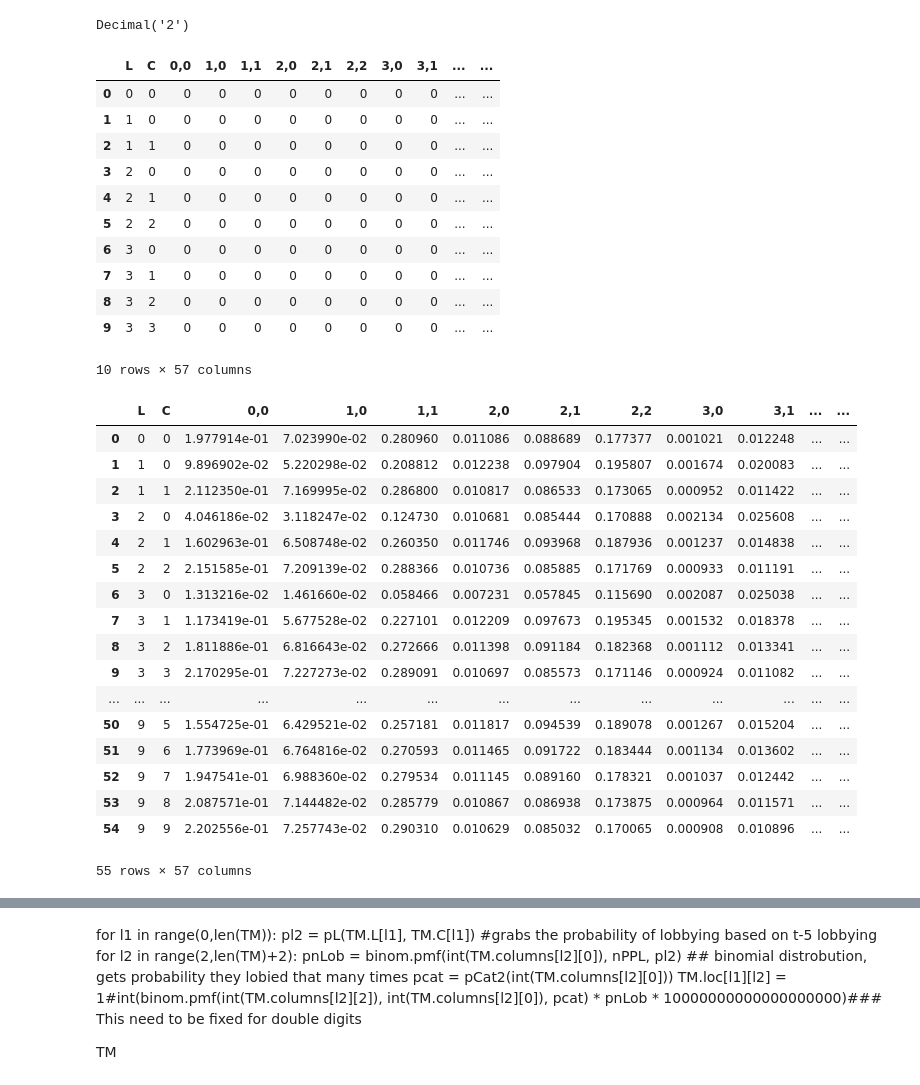
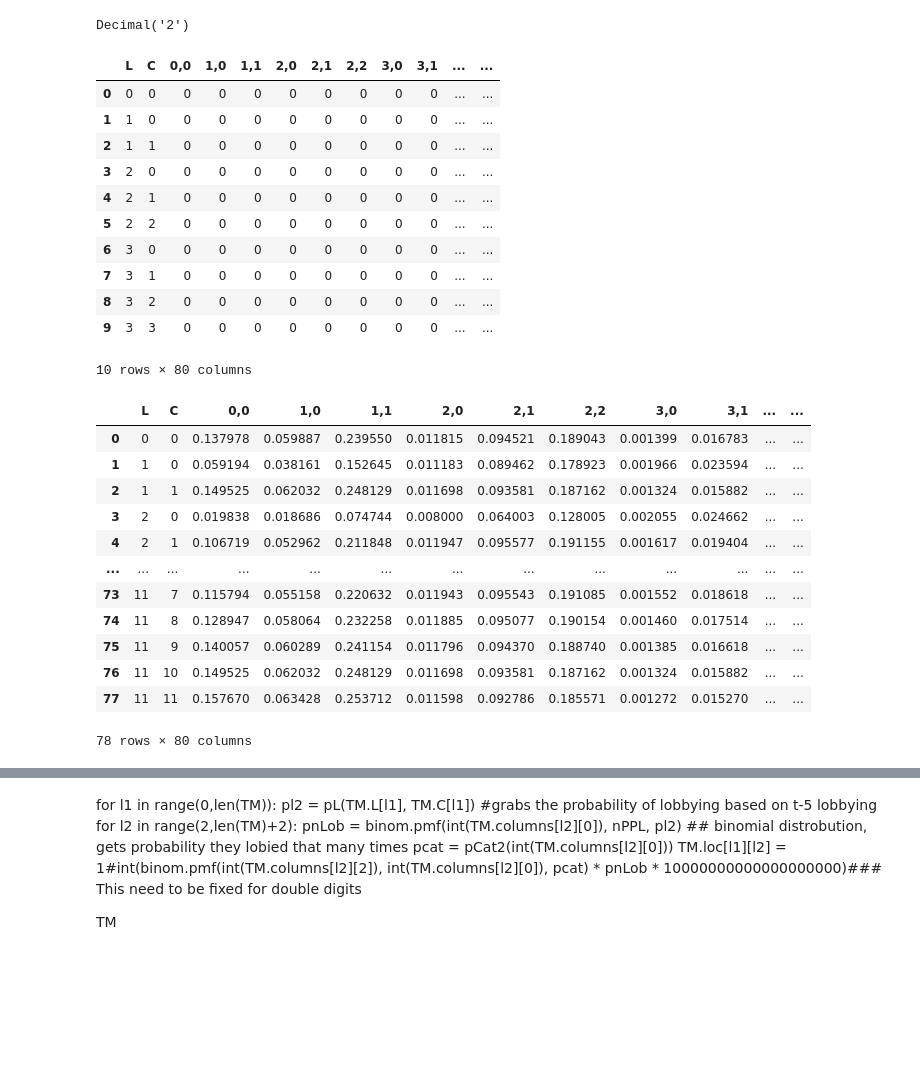
Before and after one commit to JTayMilli/391X, a Jupyter notebook: Boring.ipynb, the cells around one changed output, grey strips where cells are left out. Saved outputs shown, nothing was run; the diff lists cells and outputs as text; code cells hidden in the pictures; blank space fills up the shorter version.

```diff
--- a/Boring.ipynb
+++ b/Boring.ipynb
@@ -20,7 +20,7 @@ Decimal('2')
 LC = 1 ## Lobby Cost
 T = 10 ## Tax
 mF = 50 ## Mean Fee of Getting Caught
-nPPL = 9
+nPPL = 11
 R = nPPL * .6 # enforcement resources
 # %%
 LobH = [4] ## Lobby History, arbitrary preset
@@ -87,4 +87,4 @@ TM.head(10)
 | 7 | 3 | 1 | 0 | 0 | 0 | 0 | 0 | 0 | 0 | 0 | ... | ... |
 | 8 | 3 | 2 | 0 | 0 | 0 | 0 | 0 | 0 | 0 | 0 | ... | ... |
 | 9 | 3 | 3 | 0 | 0 | 0 | 0 | 0 | 0 | 0 | 0 | ... | ... |
-10 rows × 57 columns
+10 rows × 80 columns
@@ -103,30 +91,28 @@ g = []
 # %%
 for l2 in range(2,len(TM)+2):
     tempList = []
     for l1 in range(0,len(TM)):
         pl2 = pL(TM.L[l1], TM.C[l1])  #grabs the probability of lobbying based on t-5 lobbying
-        pnLob = binom.pmf(int(TM.columns[l2][0]), nPPL, pl2) ## binomial distrobution, gets probability they lobied that many times
-        pcat = pCat2(int(TM.columns[l2][0]))
-        tempList.append(binom.pmf(int(TM.columns[l2][2]), int(TM.columns[l2][0]), pcat) * pnLob) ###Appends each value to list   ### This need to be fixed for double digits
+        tL, tC = TM.columns[l2].split(",")
+        tL = int(tL)
+        tC = int(tC)
+        pnLob = binom.pmf(tL, nPPL, pl2) ## binomial distrobution, gets probability they lobied that many times
+        pcat = pCat2(tL)
+        tempList.append(binom.pmf(tC, tL, pcat) * pnLob) ###Appends each value to list   ### This need to be fixed for double digits
     TM[TM.columns[l2]] = tempList
 
 TM
 # %% [output]
 |  | L | C | 0,0 | 1,0 | 1,1 | 2,0 | 2,1 | 2,2 | 3,0 | 3,1 | ... | ... |
-| 0 | 0 | 0 | 1.977914e-01 | 7.023990e-02 | 0.280960 | 0.011086 | 0.088689 | 0.177377 | 0.001021 | 0.012248 | ... | ... |
-| 1 | 1 | 0 | 9.896902e-02 | 5.220298e-02 | 0.208812 | 0.012238 | 0.097904 | 0.195807 | 0.001674 | 0.020083 | ... | ... |
-| 2 | 1 | 1 | 2.112350e-01 | 7.169995e-02 | 0.286800 | 0.010817 | 0.086533 | 0.173065 | 0.000952 | 0.011422 | ... | ... |
-| 3 | 2 | 0 | 4.046186e-02 | 3.118247e-02 | 0.124730 | 0.010681 | 0.085444 | 0.170888 | 0.002134 | 0.025608 | ... | ... |
-| 4 | 2 | 1 | 1.602963e-01 | 6.508748e-02 | 0.260350 | 0.011746 | 0.093968 | 0.187936 | 0.001237 | 0.014838 | ... | ... |
-| 5 | 2 | 2 | 2.151585e-01 | 7.209139e-02 | 0.288366 | 0.010736 | 0.085885 | 0.171769 | 0.000933 | 0.011191 | ... | ... |
-| 6 | 3 | 0 | 1.313216e-02 | 1.461660e-02 | 0.058466 | 0.007231 | 0.057845 | 0.115690 | 0.002087 | 0.025038 | ... | ... |
-| 7 | 3 | 1 | 1.173419e-01 | 5.677528e-02 | 0.227101 | 0.012209 | 0.097673 | 0.195345 | 0.001532 | 0.018378 | ... | ... |
-| 8 | 3 | 2 | 1.811886e-01 | 6.816643e-02 | 0.272666 | 0.011398 | 0.091184 | 0.182368 | 0.001112 | 0.013341 | ... | ... |
-| 9 | 3 | 3 | 2.170295e-01 | 7.227273e-02 | 0.289091 | 0.010697 | 0.085573 | 0.171146 | 0.000924 | 0.011082 | ... | ... |
+| 0 | 0 | 0 | 0.137978 | 0.059887 | 0.239550 | 0.011815 | 0.094521 | 0.189043 | 0.001399 | 0.016783 | ... | ... |
+| 1 | 1 | 0 | 0.059194 | 0.038161 | 0.152645 | 0.011183 | 0.089462 | 0.178923 | 0.001966 | 0.023594 | ... | ... |
+| 2 | 1 | 1 | 0.149525 | 0.062032 | 0.248129 | 0.011698 | 0.093581 | 0.187162 | 0.001324 | 0.015882 | ... | ... |
+| 3 | 2 | 0 | 0.019838 | 0.018686 | 0.074744 | 0.008000 | 0.064003 | 0.128005 | 0.002055 | 0.024662 | ... | ... |
+| 4 | 2 | 1 | 0.106719 | 0.052962 | 0.211848 | 0.011947 | 0.095577 | 0.191155 | 0.001617 | 0.019404 | ... | ... |
 | ... | ... | ... | ... | ... | ... | ... | ... | ... | ... | ... | ... | ... |
-| 50 | 9 | 5 | 1.554725e-01 | 6.429521e-02 | 0.257181 | 0.011817 | 0.094539 | 0.189078 | 0.001267 | 0.015204 | ... | ... |
-| 51 | 9 | 6 | 1.773969e-01 | 6.764816e-02 | 0.270593 | 0.011465 | 0.091722 | 0.183444 | 0.001134 | 0.013602 | ... | ... |
-| 52 | 9 | 7 | 1.947541e-01 | 6.988360e-02 | 0.279534 | 0.011145 | 0.089160 | 0.178321 | 0.001037 | 0.012442 | ... | ... |
-| 53 | 9 | 8 | 2.087571e-01 | 7.144482e-02 | 0.285779 | 0.010867 | 0.086938 | 0.173875 | 0.000964 | 0.011571 | ... | ... |
-| 54 | 9 | 9 | 2.202556e-01 | 7.257743e-02 | 0.290310 | 0.010629 | 0.085032 | 0.170065 | 0.000908 | 0.010896 | ... | ... |
+| 73 | 11 | 7 | 0.115794 | 0.055158 | 0.220632 | 0.011943 | 0.095543 | 0.191085 | 0.001552 | 0.018618 | ... | ... |
+| 74 | 11 | 8 | 0.128947 | 0.058064 | 0.232258 | 0.011885 | 0.095077 | 0.190154 | 0.001460 | 0.017514 | ... | ... |
+| 75 | 11 | 9 | 0.140057 | 0.060289 | 0.241154 | 0.011796 | 0.094370 | 0.188740 | 0.001385 | 0.016618 | ... | ... |
+| 76 | 11 | 10 | 0.149525 | 0.062032 | 0.248129 | 0.011698 | 0.093581 | 0.187162 | 0.001324 | 0.015882 | ... | ... |
+| 77 | 11 | 11 | 0.157670 | 0.063428 | 0.253712 | 0.011598 | 0.092786 | 0.185571 | 0.001272 | 0.015270 | ... | ... |
-55 rows × 57 columns
+78 rows × 80 columns
```
Also changed, not shown: parts of 26 cells of this notebook.
